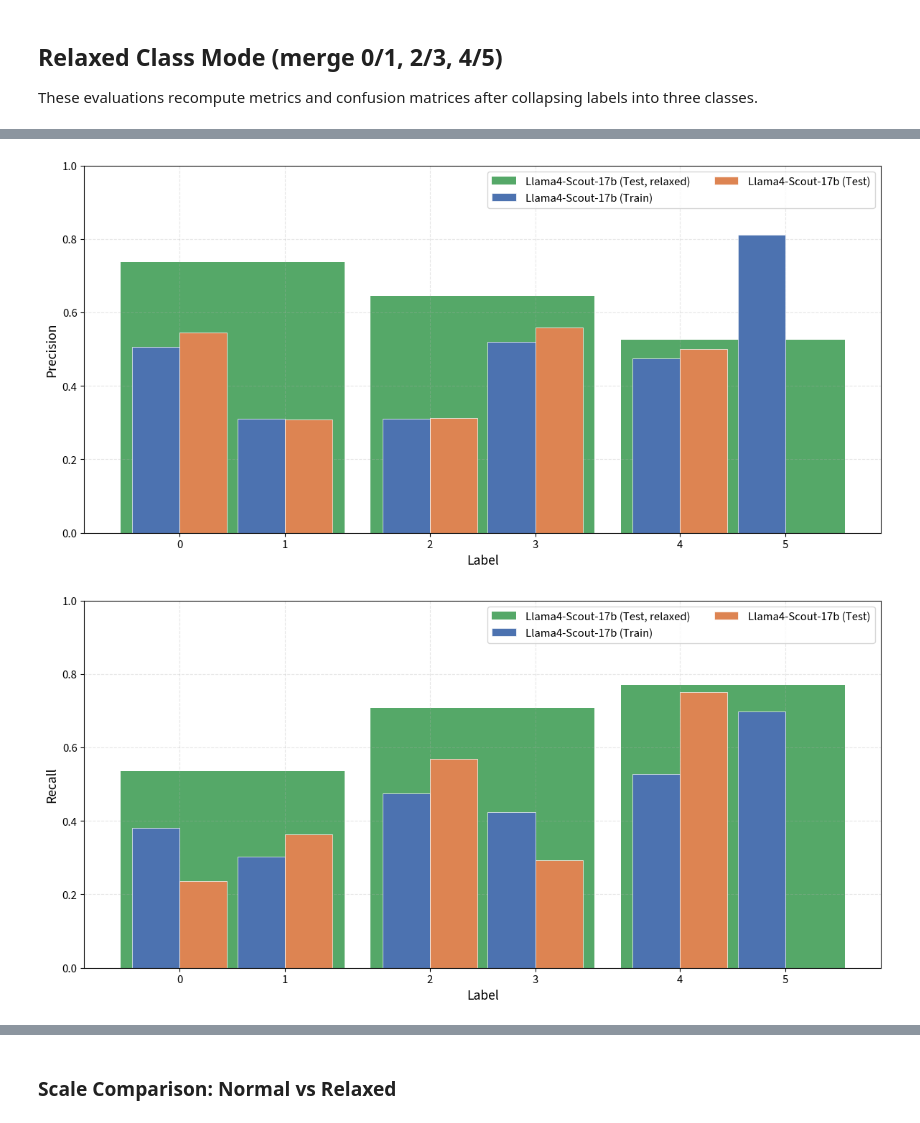
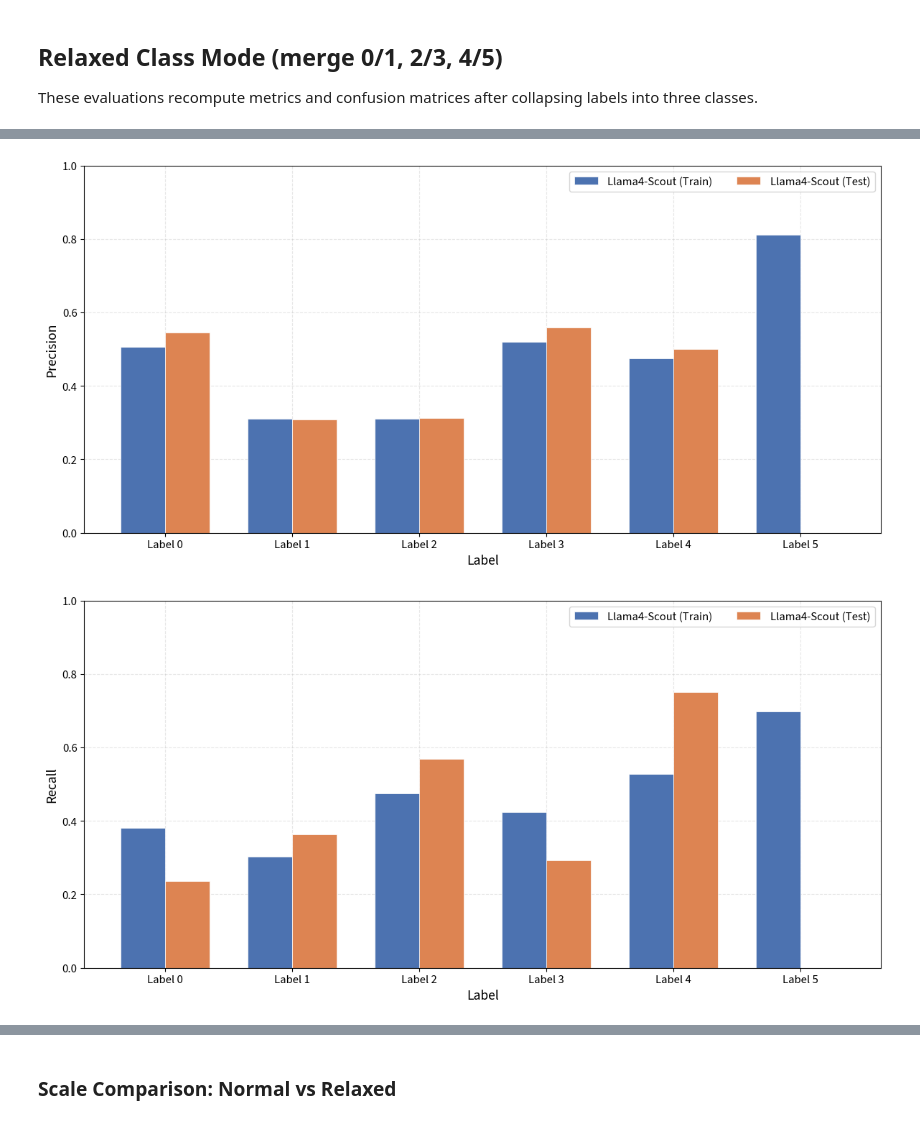
Before and after one commit to itzTerra/vis-desc, a Jupyter notebook: modules/lab/src/evaluation/llm/llm.ipynb, the cells around one changed output, grey strips where cells are left out. Drawn from its saved outputs; the diff is of its cells as text; code cells hidden in the pictures.

```diff
--- a/modules/lab/src/evaluation/llm/llm.ipynb
+++ b/modules/lab/src/evaluation/llm/llm.ipynb
@@ -297,12 +303,12 @@ Per-label statistics:
 # %%
 vis_all_models_plots(
     multiple_models,
     dataset="test",
-    class_mode="combined",
+    class_mode="normal",
     mode="train_test",
     single_model=multiple_models[0].model,
     file_prefix="llm",
 )
 # %% [output]
-[figure, old version]
+[figure, new version]
-[figure, old version]
+[figure, new version]
```
Also changed, not shown: parts of 5 cells of this notebook, 8 other files.
